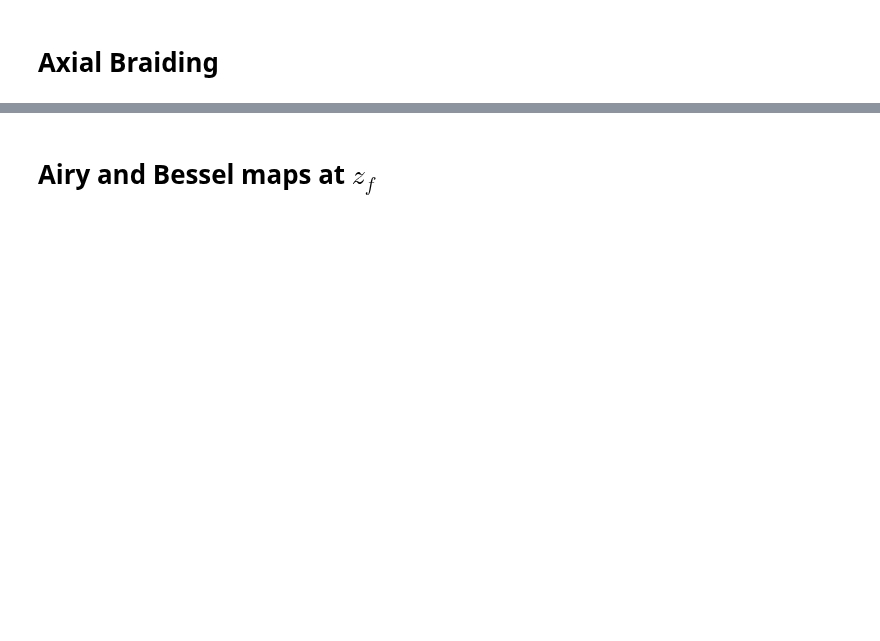
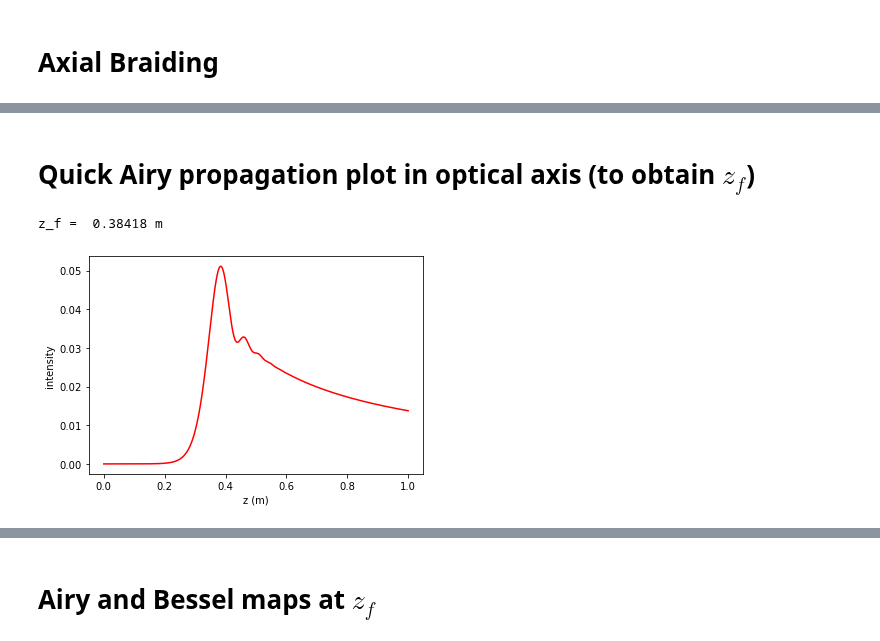
Before and after one commit to jabacousnac/Grier-Lab-Code, a Jupyter notebook: Axial_braiding.ipynb, the cells around one changed output, grey strips where cells are left out. Drawn from its saved outputs; the diff is of its cells as text; code cells hidden in the pictures; blank space fills up the shorter version.

```diff
--- a/Axial_braiding.ipynb
+++ b/Axial_braiding.ipynb
@@ -151 +154,16 @@ def bessel_airy(x,y,z):
 #### x-y plots look similar to what was reported qualitatively (some differences quantitatively). Play around with parameters?
+# %% [markdown]
+# Quick Airy propagation plot in optical axis (to obtain $z_f$)
+# %%
+zmin, zmax, dz = 0.0, 1.0, 10**-5
+zlist = np.arange(zmin, zmax, dz)
+intensity = [np.real(airy(0,0,z))**2 + np.imag(airy(0,0,z))**2 for z in zlist]
+index = [q for q, value in enumerate(intensity) if value == max(intensity)]
+print('z_f = ', zmin + index[0]*dz, 'm') #0.385 as we improve resolution
+plt.plot(zlist, intensity, 'r-')
+plt.xlabel('z (m)')
+plt.ylabel('intensity')
+plt.show()
+# %% [output]
+z_f =  0.38418 m
+[figure, added]
```
Also changed, not shown: parts of 8 cells of this notebook.
